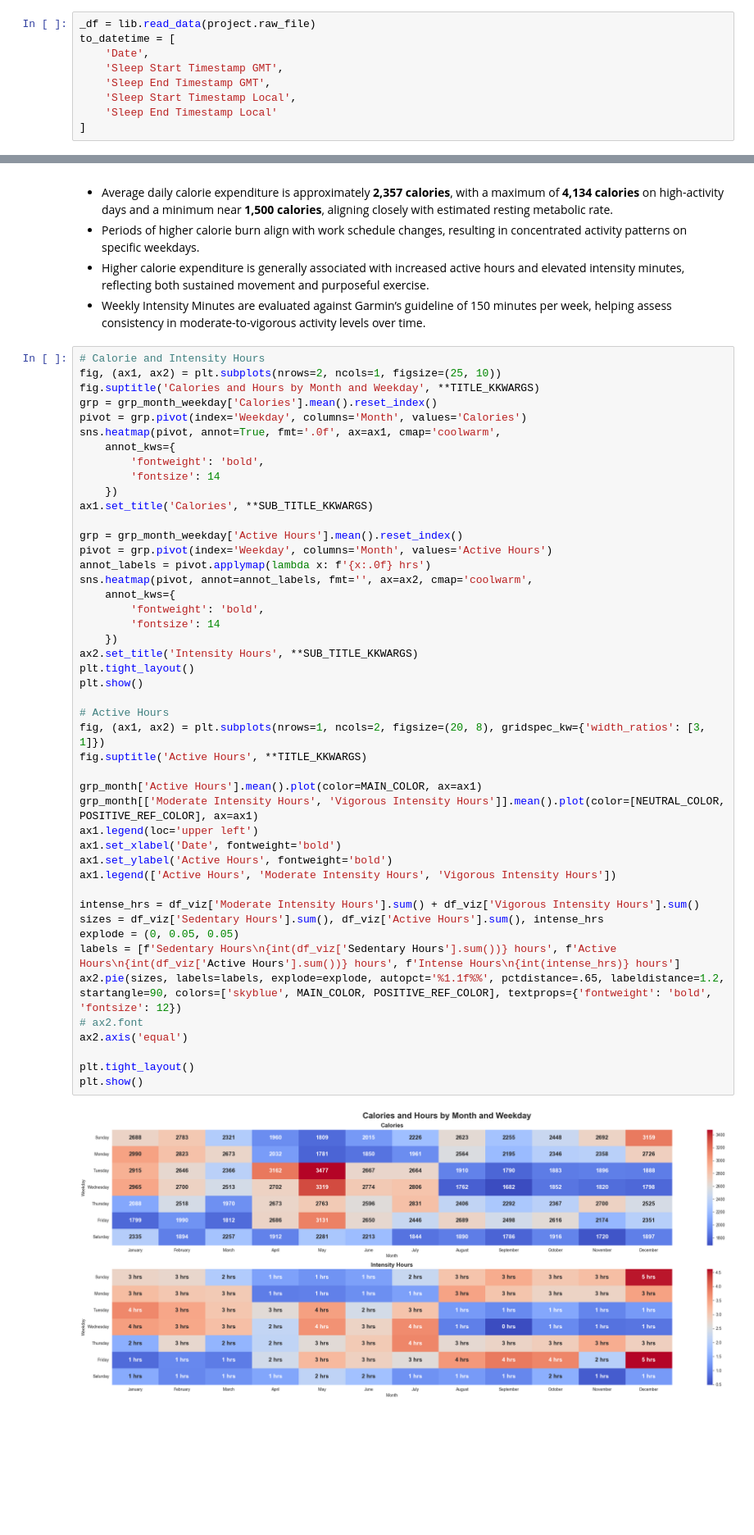
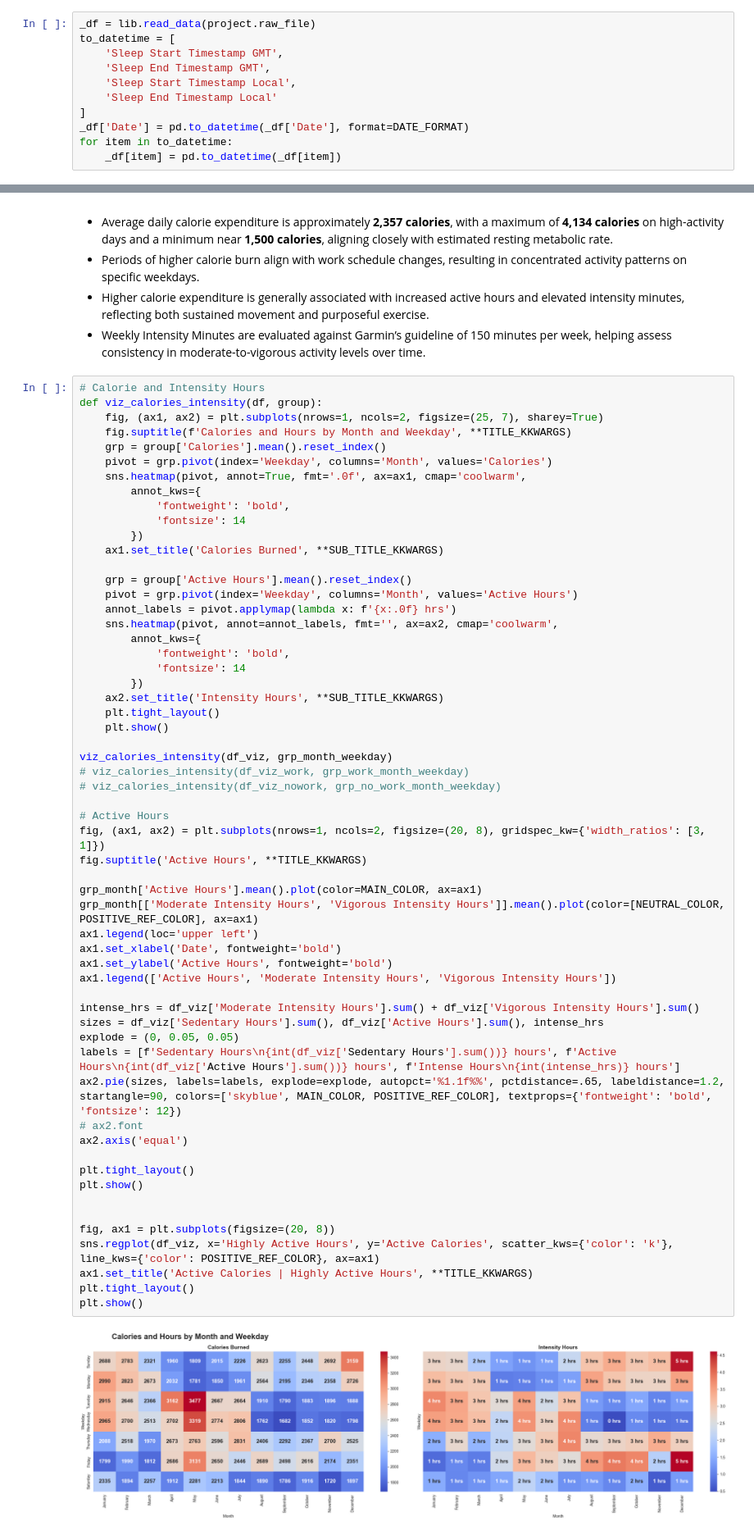
Before and after one commit to christophermagno/christophermagno, a Jupyter notebook: Projects/Health Analysis/health_dataset_viz.ipynb, the cells around one changed output, grey strips where cells are left out. Shown at 82% size. Drawn from its saved outputs; the diff is of its cells as text; blank space fills up the shorter version.

```diff
--- a/Projects/Health Analysis/health_dataset_viz.ipynb
+++ b/Projects/Health Analysis/health_dataset_viz.ipynb
@@ -36,12 +37,14 @@ lib.set_display_options()
 # %%
 _df = lib.read_data(project.raw_file)
 to_datetime = [
-    'Date',
     'Sleep Start Timestamp GMT',
     'Sleep End Timestamp GMT',
     'Sleep Start Timestamp Local',
     'Sleep End Timestamp Local'
 ]
+_df['Date'] = pd.to_datetime(_df['Date'], format=DATE_FORMAT)
+for item in to_datetime:
+    _df[item] = pd.to_datetime(_df[item])
 # %% [output]
 PortfolioLogger.lib.tools: INFO: Encoding: ascii
 PortfolioLogger.lib.tools: INFO: Stripping whitespaces from raw_data.csv
@@ -313,49 +348,61 @@ This analysis spans multiple work schedule changes throughout the year, allowing
 * Weekly Intensity Minutes are evaluated against Garmin’s guideline of 150 minutes per week, helping assess consistency in moderate-to-vigorous activity levels over time.
 # %%
 # Calorie and Intensity Hours
-fig, (ax1, ax2) = plt.subplots(nrows=2, ncols=1, figsize=(25, 10))
-fig.suptitle('Calories and Hours by Month and Weekday', **TITLE_KKWARGS)
-grp = grp_month_weekday['Calories'].mean().reset_index()
-pivot = grp.pivot(index='Weekday', columns='Month', values='Calories')
-sns.heatmap(pivot, annot=True, fmt='.0f', ax=ax1, cmap='coolwarm',
-    annot_kws={
-        'fontweight': 'bold',
-        'fontsize': 14
-    })
-ax1.set_title('Calories', **SUB_TITLE_KKWARGS)
+def viz_calories_intensity(df, group):
+    fig, (ax1, ax2) = plt.subplots(nrows=1, ncols=2, figsize=(25, 7), sharey=True)
+    fig.suptitle(f'Calories and Hours by Month and Weekday', **TITLE_KKWARGS)
+    grp = group['Calories'].mean().reset_index()
+    pivot = grp.pivot(index='Weekday', columns='Month', values='Calories')
+    sns.heatmap(pivot, annot=True, fmt='.0f', ax=ax1, cmap='coolwarm',
+        annot_kws={
+            'fontweight': 'bold',
+            'fontsize': 14
+        })
+    ax1.set_title('Calories Burned', **SUB_TITLE_KKWARGS)
 
-grp = grp_month_weekday['Active Hours'].mean().reset_index()
-pivot = grp.pivot(index='Weekday', columns='Month', values='Active Hours')
-annot_labels = pivot.applymap(lambda x: f'{x:.0f} hrs')
-sns.heatmap(pivot, annot=annot_labels, fmt='', ax=ax2, cmap='coolwarm',
-    annot_kws={
-        'fontweight': 'bold',
-        'fontsize': 14
-    })
-ax2.set_title('Intensity Hours', **SUB_TITLE_KKWARGS)
-plt.tight_layout()
-plt.show()
+    grp = group['Active Hours'].mean().reset_index()
+    pivot = grp.pivot(index='Weekday', columns='Month', values='Active Hours')
+    annot_labels = pivot.applymap(lambda x: f'{x:.0f} hrs')
+    sns.heatmap(pivot, annot=annot_labels, fmt='', ax=ax2, cmap='coolwarm',
+        annot_kws={
+            'fontweight': 'bold',
+            'fontsize': 14
+        })
+    ax2.set_title('Intensity Hours', **SUB_TITLE_KKWARGS)
+    plt.tight_layout()
+    plt.show()
+
+viz_calories_intensity(df_viz, grp_month_weekday)
+# viz_calories_intensity(df_viz_work, grp_work_month_weekday)
+# viz_calories_intensity(df_viz_nowork, grp_no_work_month_weekday)
 
 # Active Hours
 fig, (ax1, ax2) = plt.subplots(nrows=1, ncols=2, figsize=(20, 8), gridspec_kw={'width_ratios': [3, 1]})
 fig.suptitle('Active Hours', **TITLE_KKWARGS)
 
 grp_month['Active Hours'].mean().plot(color=MAIN_COLOR, ax=ax1)
 grp_month[['Moderate Intensity Hours', 'Vigorous Intensity Hours']].mean().plot(color=[NEUTRAL_COLOR, POSITIVE_REF_COLOR], ax=ax1)
 ax1.legend(loc='upper left')
 ax1.set_xlabel('Date', fontweight='bold')
 ax1.set_ylabel('Active Hours', fontweight='bold')
 ax1.legend(['Active Hours', 'Moderate Intensity Hours', 'Vigorous Intensity Hours'])
 
 intense_hrs = df_viz['Moderate Intensity Hours'].sum() + df_viz['Vigorous Intensity Hours'].sum()
 sizes = df_viz['Sedentary Hours'].sum(), df_viz['Active Hours'].sum(), intense_hrs
 explode = (0, 0.05, 0.05)
 labels = [f'Sedentary Hours\n{int(df_viz['Sedentary Hours'].sum())} hours', f'Active Hours\n{int(df_viz['Active Hours'].sum())} hours', f'Intense Hours\n{int(intense_hrs)} hours']
 ax2.pie(sizes, labels=labels, explode=explode, autopct='%1.1f%%', pctdistance=.65, labeldistance=1.2, startangle=90, colors=['skyblue', MAIN_COLOR, POSITIVE_REF_COLOR], textprops={'fontweight': 'bold', 'fontsize': 12})
 # ax2.font
 ax2.axis('equal')
 
 plt.tight_layout()
 plt.show()
+
+
+fig, ax1 = plt.subplots(figsize=(20, 8))
+sns.regplot(df_viz, x='Highly Active Hours', y='Active Calories', scatter_kws={'color': 'k'}, line_kws={'color': POSITIVE_REF_COLOR}, ax=ax1)
+ax1.set_title('Active Calories | Highly Active Hours', **TITLE_KKWARGS)
+plt.tight_layout()
+plt.show()
 # %% [output]
-[figure, old version]
+[figure, new version]
```
Also changed, not shown: parts of 16 cells of this notebook, 27 other files.
